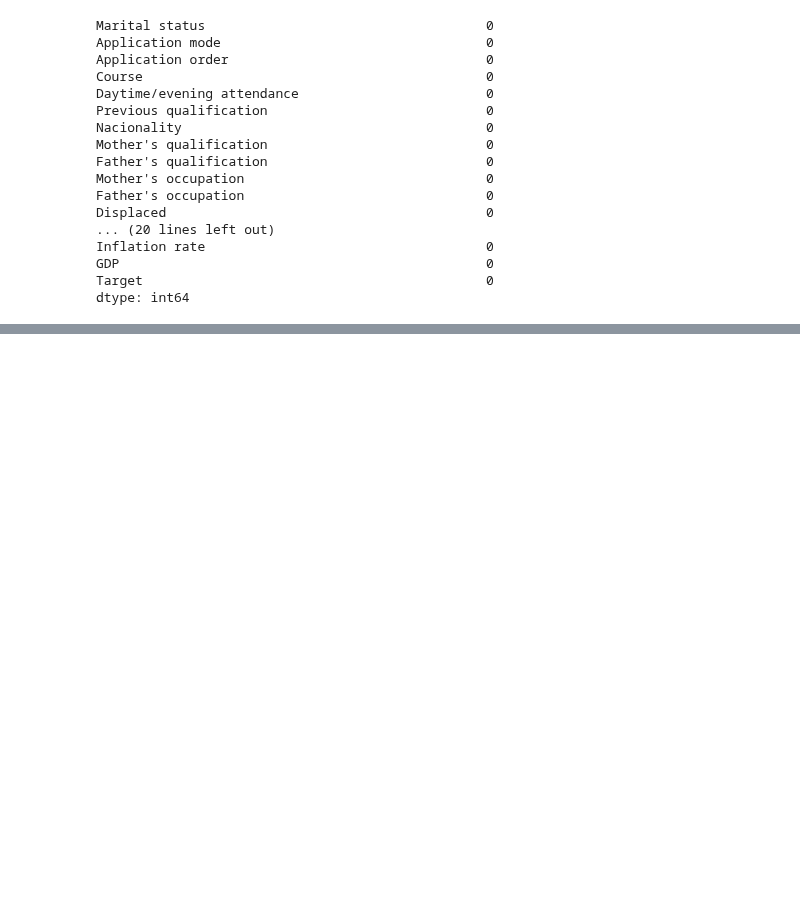
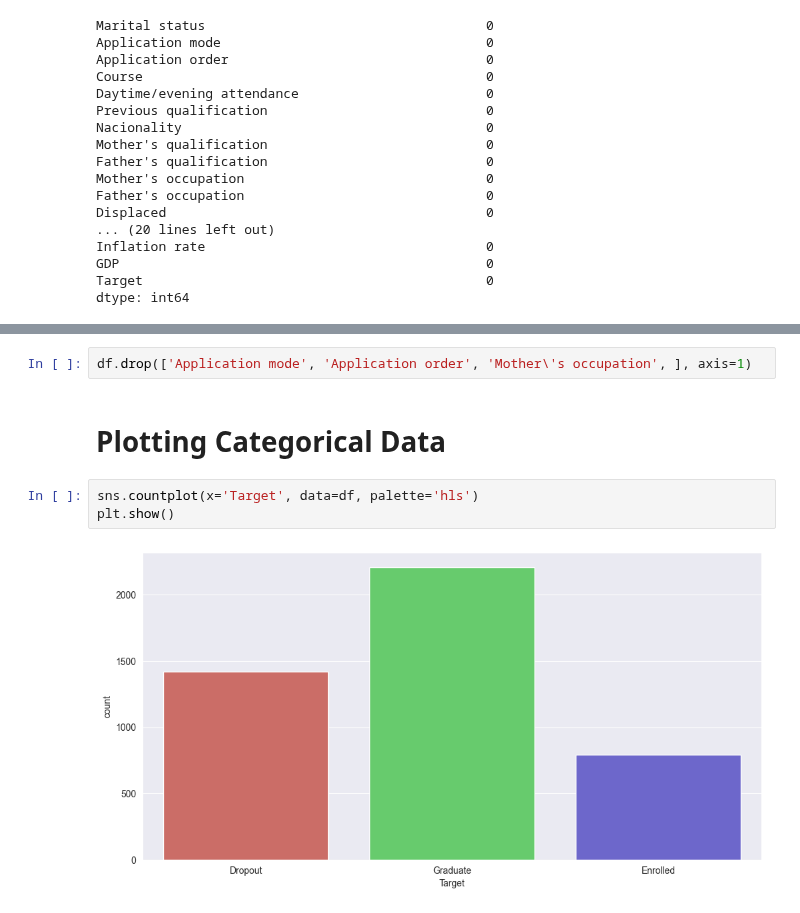
Before and after one commit to KishanYern/Data-Science-Project, a Jupyter notebook: Student Dropout Prediction Project/Students.ipynb, the cells around one changed output, grey strips where cells are left out. Saved outputs shown, nothing was run; the diff lists cells and outputs as text; blank space fills up the shorter version.

Commit message:
started ploting data

```diff
--- a/Student Dropout Prediction Project/Students.ipynb
+++ b/Student Dropout Prediction Project/Students.ipynb
@@ -88,0 +125,9 @@ Name: count, dtype: int64
+# %%
+df.drop(['Application mode', 'Application order', 'Mother\'s occupation', ], axis=1)
+# %% [markdown]
+# Plotting Categorical Data
+# %%
+sns.countplot(x='Target', data=df, palette='hls')
+plt.show()
+# %% [output]
+[figure, added]
```
Also changed, not shown: parts of 4 cells of this notebook.
